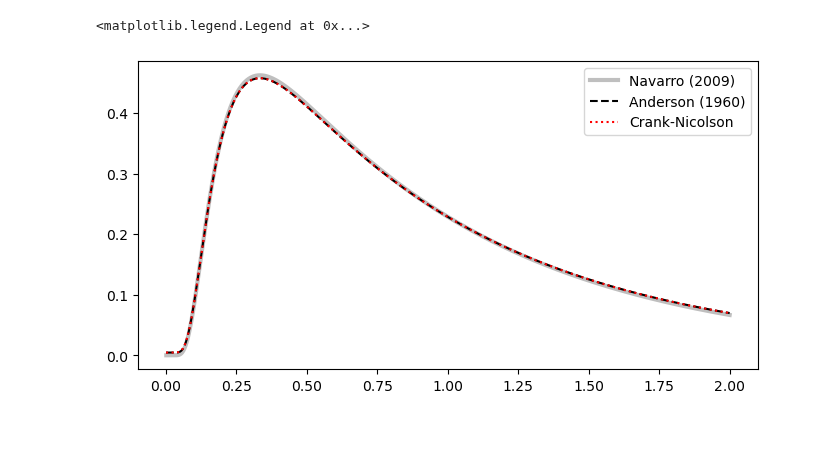
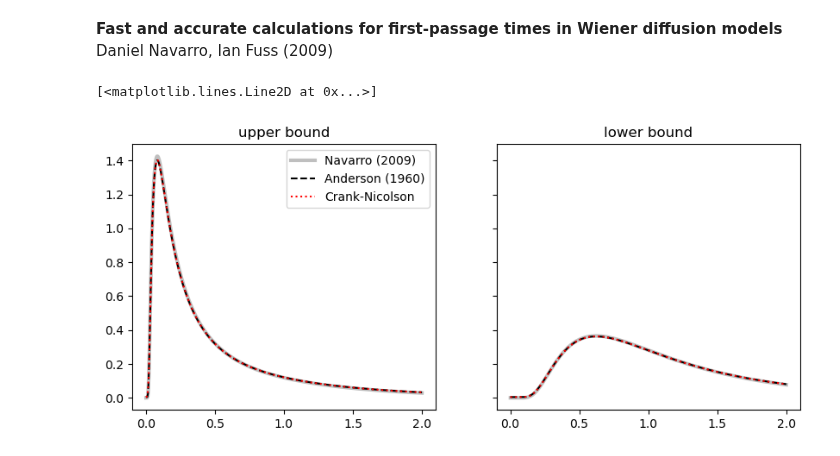
Before and after one commit to griegner/drift-diffusion, a Jupyter notebook: examples/07-navarro-2009-pdf.ipynb, the cells around one changed output. Cells and saved outputs as stored; diff of their text form; code cells hidden in the pictures.

```diff
--- a/examples/07-navarro-2009-pdf.ipynb
+++ b/examples/07-navarro-2009-pdf.ipynb
@@ -1,13 +1,23 @@
+# %% [markdown]
+**Fast and accurate calculations for first-passage times in Wiener diffusion models**
+Daniel Navarro, Ian Fuss (2009)
 # %%
 import matplotlib.pyplot as plt
 import numpy as np
 import pyddm
 
 
-def pdf(t, v, a, z, err=0.001):
-    """a>0, z∈[0,a], t>0"""
+def pdf(t, v, a, z, err=0.001, boundary="lower"):
+    """a>0, z∈[0,a], t>0, boundary={'lower', 'upper'}"""
+
+    if boundary == "lower":
+        v = v
+        w = z / a  # relative starting point (0 to 1)
+    elif boundary == "upper":
+        v = -v
+        w = 1 - (z / a)
+
     tt = t / (a**2)  # normalize time
-    w = z / a  # relative start point (0 to 1)
 
     # kl: number of terms for large t
     if np.pi * tt * err < 1:  # low error threshold
@@ -40,35 +50,48 @@ def pdf(t, v, a, z, err=0.001):
 
     return p
 # %%
-pyddm_params = {"v": 0, "a": 1, "z": 0}
+pyddm_params = {"v": -0.5, "a": 1, "z": 0.5}
 ddm = pyddm.gddm(
     drift=pyddm_params["v"],
     bound=pyddm_params["a"],
     starting_position=pyddm_params["z"],
     nondecision=0,
     noise=1.0,
 )
 
 # anderson: ddm -> pdf
 and_sol = ddm.solve_analytical()
 
 # crank-nicolson: ddm -> pdf
 cn_sol = ddm.solve_numerical_cn()
 
 # navarro: ddm -> pdf
 nav_params = {
     "v": pyddm_params["v"],
     "a": 2 * pyddm_params["a"],
     "z": pyddm_params["a"] * (pyddm_params["z"] + 1),
 }
-ts = np.linspace(0.001, 2, 500)
-rts = [pdf(t, **nav_params) for t in ts]
 
-fig, ax = plt.subplots(figsize=(8, 4))
-ax.plot(ts, rts, label="Navarro (2009)", lw=3, c="k", alpha=0.25)
-ax.plot(and_sol.t_domain, and_sol.pdf(choice="error"), ls="--", c="k", label="Anderson (1960)")
-ax.plot(and_sol.t_domain, cn_sol.pdf(choice="error"), ls=":", c="r", label="Crank-Nicolson")
-ax.legend()
+start, stop, num = 0.001, 2, 500
+ts = np.linspace(start, stop, num)
+
+fig, axs = plt.subplots(ncols=2, figsize=(10, 4), sharex=True, sharey=True)
+
+pdf_upper = [pdf(t, **nav_params, boundary="upper") for t in ts]
+axs[0].set_title("upper bound")
+axs[0].plot(ts, pdf_upper, lw=3, c="k", alpha=0.25, label="Navarro (2009)")
+axs[0].plot(
+    and_sol.t_domain, and_sol.pdf(choice="correct"), ls="--", c="k", label="Anderson (1960)"
+)
+axs[0].plot(and_sol.t_domain, cn_sol.pdf(choice="correct"), ls=":", c="r", label="Crank-Nicolson")
+axs[0].legend()
+
+
+pdf_lower = [pdf(t, **nav_params, boundary="lower") for t in ts]
+axs[1].set_title("lower bound")
+axs[1].plot(ts, pdf_lower, lw=3, c="k", alpha=0.25)
+axs[1].plot(and_sol.t_domain, and_sol.pdf(choice="error"), ls="--", c="k")
+axs[1].plot(and_sol.t_domain, cn_sol.pdf(choice="error"), ls=":", c="r")
 # %% [output]
-<matplotlib.legend.Legend at 0x...>
+[<matplotlib.lines.Line2D at 0x...>]
-[figure, old version]
+[figure, new version]
```
Also changed, not shown: parts of 4 cells of this notebook.
